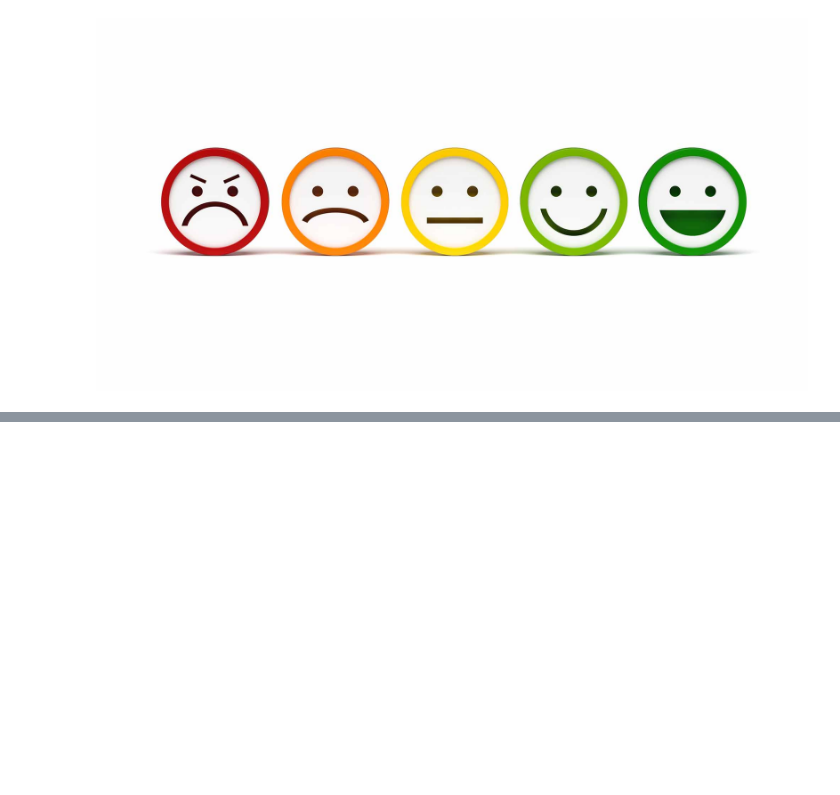
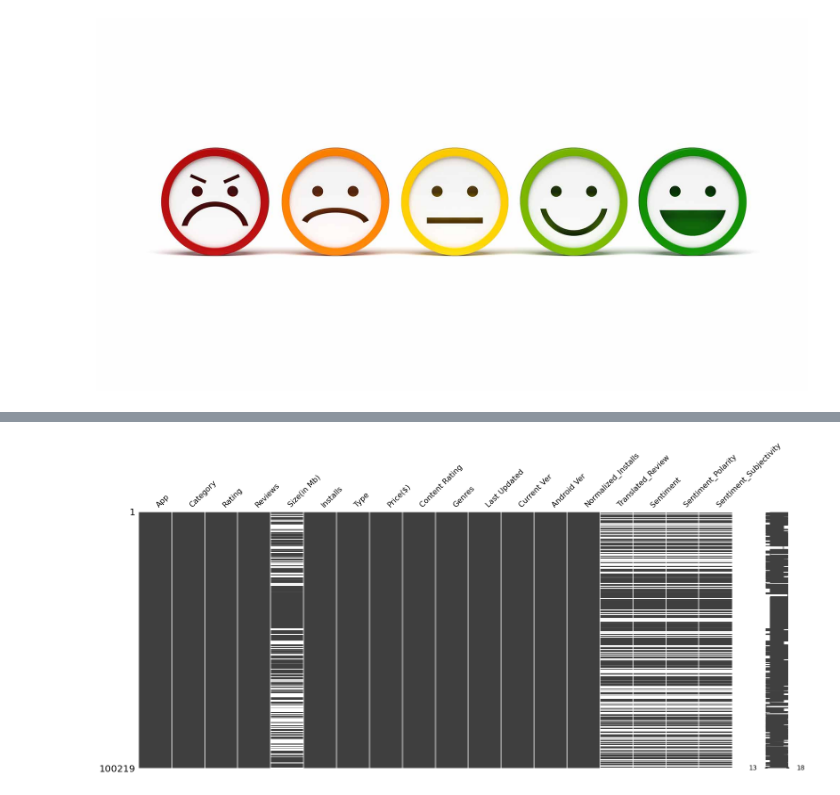
Before and after one commit to amol004/Google-Play-Store-EDA, a Jupyter notebook: Capstone_Project_Google_play_store_review_analysis_(EDA)_Notebook_{Amol_Thakur}.ipynb, the cells around one changed output, grey strips where cells are left out. Drawn from its saved outputs; the diff is of its cells as text; code cells hidden in the pictures; blank space fills up the shorter version.

```diff
--- a/Capstone_Project_Google_play_store_review_analysis_(EDA)_Notebook_{Amol_Thakur}.ipynb
+++ b/Capstone_Project_Google_play_store_review_analysis_(EDA)_Notebook_{Amol_Thakur}.ipynb
@@ -1047,0 +1118,3 @@ sns.pairplot(req_cols, hue ='Type',palette="CMRmap");
+# %%
+# Merging datasets via inner join method on the basis of a common column "App" that is present in both datasets
+play_df = pd.merge(play_df,reviews_df,how='inner',left_on='App',right_on='App')
@@ -1047,0 +1234,5 @@ sns.pairplot(req_cols, hue ='Type',palette="CMRmap");
+# %%
+# Let's visualize null/missing values using missigno library
+msno.matrix(play_df);
+# %% [output]
+[figure, added]
```
Also changed, not shown: parts of 28 cells of this notebook.
